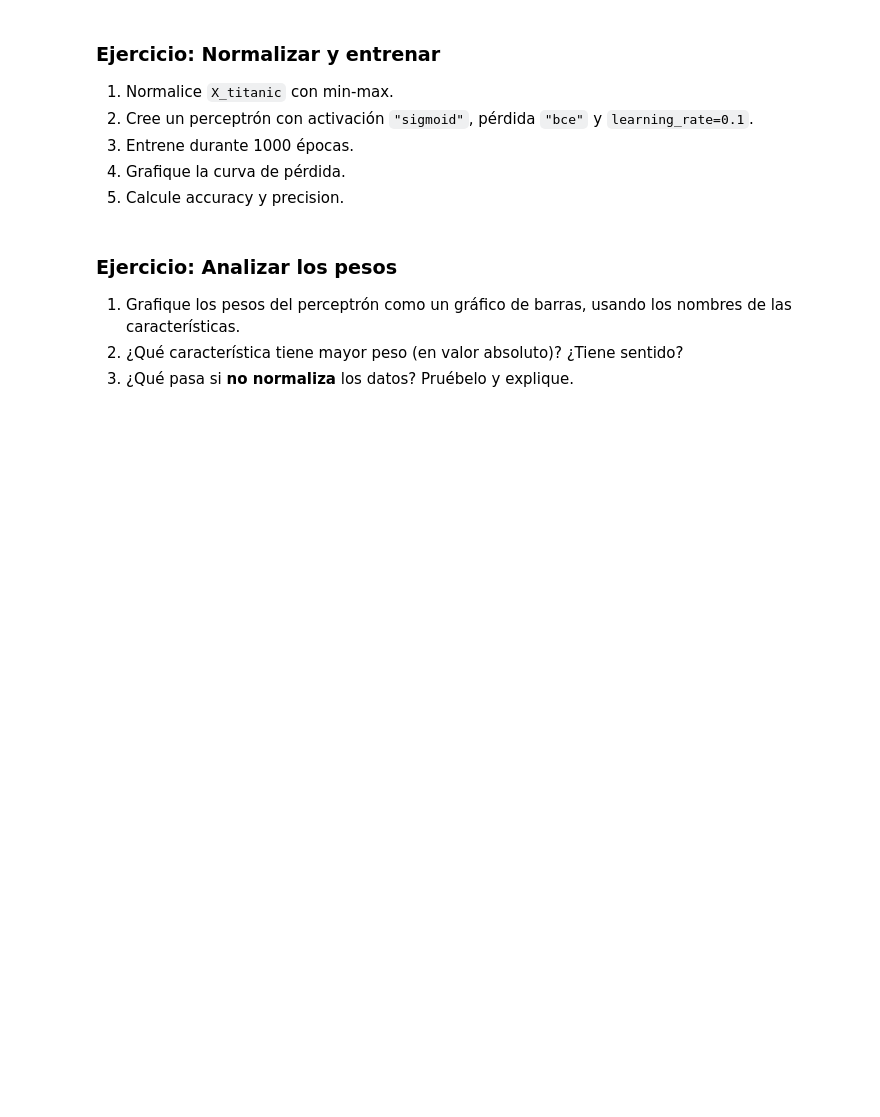
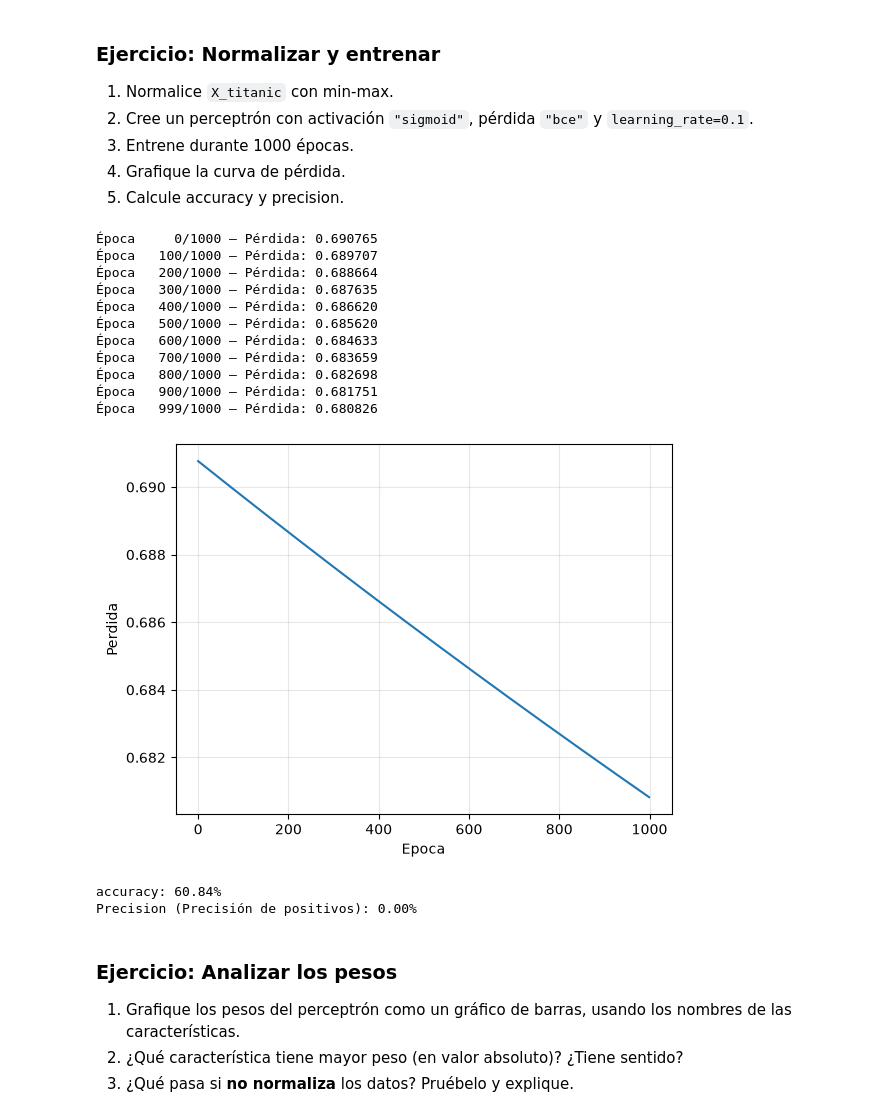
Before and after one commit to pedroay/laboratoriosIAIA, a Jupyter notebook: lab04/lab04.ipynb, the cells around one changed output. Saved outputs shown, nothing was run; the diff lists cells and outputs as text; code cells hidden in the pictures; blank space fills up the shorter version.

```diff
--- a/lab04/lab04.ipynb
+++ b/lab04/lab04.ipynb
@@ -929,6 +930,52 @@ Distribución: 40.62% sobrevivieron
 5. Calcule accuracy y precision.
 # %%
 # **COMPLETE**
+
+from sklearn.model_selection import train_test_split
+from sklearn.metrics import precision_score
+
+#normalizacion
+
+X_train, X_test, y_train, y_test = train_test_split(X_titanic, y_titanic, test_size=0.2, random_state=42)
+x_min = X_train.min(axis=0)
+x_max = X_train.max(axis=0)
+
+
+X_train_norm = (X_train - x_min) / (x_max - x_min)
+X_test_norm = (X_test - x_min) / (x_max - x_min)
+
+perceptron_titanic = Perceptron(n_features=6,learning_rate=0.1)
+
+historial_perdida = perceptron_titanic.train(X=X_train_norm,y=y_train,epochs=1000)
+
+plt.plot(historial_perdida)
+plt.xlabel("Epoca")
+plt.ylabel("Perdida")
+plt.legend
+plt.grid(alpha=0.3)
+plt.show()
+
+
+predicion = perceptron_titanic.predict(X=X_test_norm,)
+print(f"accuracy: {accuracy(y_test, predicion):.2%}")
+
+precision = precision_score(y_test, predicion)
+print(f"Precision (Precisión de positivos): {precision:.2%}")
+# %% [output]
+Época     0/1000 — Pérdida: 0.690765
+Época   100/1000 — Pérdida: 0.689707
+Época   200/1000 — Pérdida: 0.688664
+Época   300/1000 — Pérdida: 0.687635
+Época   400/1000 — Pérdida: 0.686620
+Época   500/1000 — Pérdida: 0.685620
+Época   600/1000 — Pérdida: 0.684633
+Época   700/1000 — Pérdida: 0.683659
+Época   800/1000 — Pérdida: 0.682698
+Época   900/1000 — Pérdida: 0.681751
+Época   999/1000 — Pérdida: 0.680826
+[figure, added]
+accuracy: 60.84%
+Precision (Precisión de positivos): 0.00%
 # %% [markdown]
 ### Ejercicio: Analizar los pesos
 
```
Also changed, not shown: parts of 25 cells of this notebook, 3 other files.
